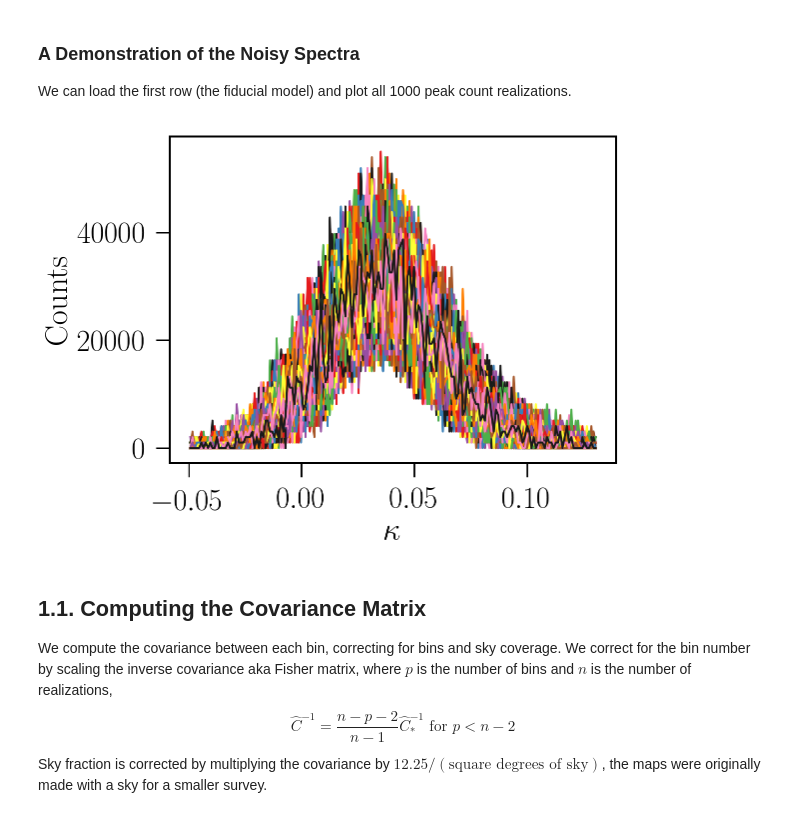
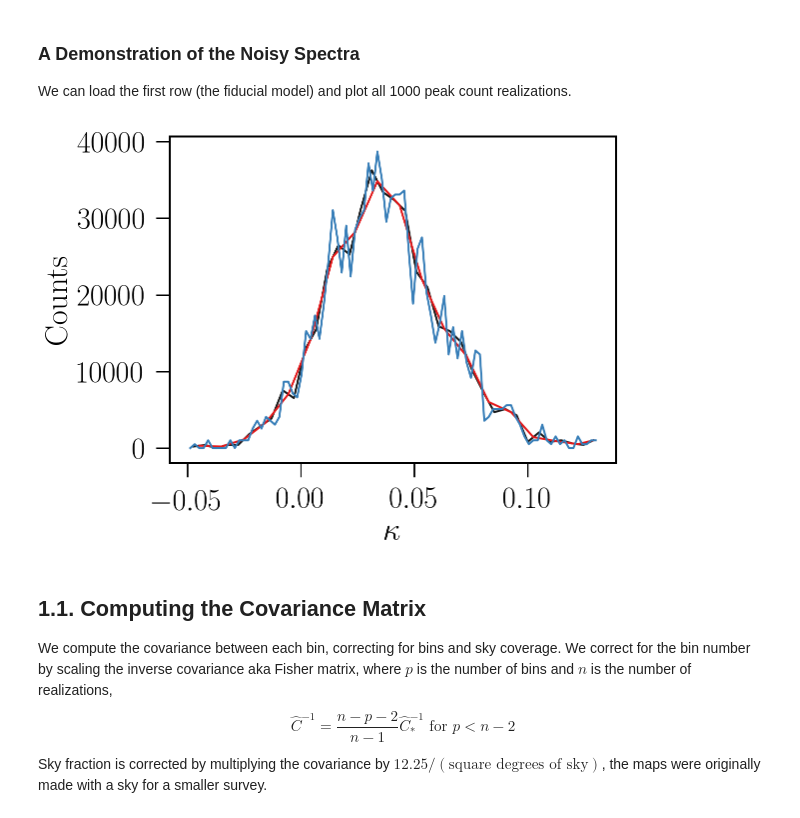
Before and after one commit to xzackli/neutrino_mpk, a Jupyter notebook: 1. Cube Making.ipynb, the cells around one changed output. Saved outputs shown, nothing was run; the diff lists cells and outputs as text; code cells hidden in the pictures.

```diff
--- a/1. Cube Making.ipynb
+++ b/1. Cube Making.ipynb
@@ -34,7 +35,8 @@ def get_PS_and_PC_arrays(row, PS_directory, PC_directory,
                          l_min_list=[200],
                          l_max_list=[5000],
                          kappa_min_list=[-0.05],
-                         kappa_max_list=[np.inf]):
+                         kappa_max_list=[np.inf],
+                         bin_PC=None):
 
     # generate a list of files to read by replacing the z05
     PS_filenames = [ row['PS'].replace('05.npy', r+'.npy') \
@@ -74,18 +76,54 @@ def get_PS_and_PC_arrays(row, PS_directory, PC_directory,
     kappa = PC_arr[0,:]
     PC_realizations = PC_arr[2:,:]
 
+
+    if not (bin_PC is None):
+        unbinned_num = PC_realizations.shape[1]
+        num_bins = bin_PC
+
+        mean_kappa = np.zeros(num_bins)
+        num_kappa_counts = np.zeros(num_bins)
+
+        binned_pc_rs = np.zeros( (PC_realizations.shape[0], num_bins) )
+        binned_pc_rs_counts = np.zeros( (PC_realizations.shape[0], num_bins) )
+        realizations_per_bin = math.ceil(unbinned_num/num_bins)
+        for row_ind, row in enumerate(PC_realizations.T):
+            bin_to_put_in =  int(row_ind / realizations_per_bin)
+            binned_pc_rs.T[bin_to_put_in,:] += row
+            binned_pc_rs_counts.T[bin_to_put_in,:] += 1
+
+            mean_kappa[bin_to_put_in] += kappa[row_ind]
+            num_kappa_counts[bin_to_put_in] += 1
+
+        PC_realizations = binned_pc_rs / binned_pc_rs_counts
+        kappa = mean_kappa / num_kappa_counts
+
+        filt = np.sum(PC_realizations,axis=0)
+        kappa = kappa[~np.isnan(filt)]
+        PC_realizations = (PC_realizations.T[~np.isnan(filt)]).T
+
     return ell, PS_realizations, kappa, PC_realizations
 # %% [markdown]
 ### A Demonstration of the Noisy Spectra
 We can load the first row (the fiducial model) and plot all 1000 peak count realizations.
 # %%
 testell, testps, testkappa, testpc = get_PS_and_PC_arrays(table[0],
-                                      'powerspectrum_noisy', 'peakcounts_noisy')
-plt.plot(testkappa, testpc.T)
+                                      'powerspectrum_noisy', 'peakcounts_noisy', bin_PC=40)
+plt.plot(testkappa, testpc.T[:,0])
+
+
+testell, testps, testkappa, testpc = get_PS_and_PC_arrays(table[0],
+                                      'powerspectrum_noisy', 'peakcounts_noisy', bin_PC=20)
+plt.plot(testkappa, testpc.T[:,0])
+
+testell, testps, testkappa, testpc = get_PS_and_PC_arrays(table[0],
+                                      'powerspectrum_noisy', 'peakcounts_noisy', bin_PC=100)
+plt.plot(testkappa, testpc.T[:,0])
+
 plt.xlabel(r'$\kappa$');
 plt.ylabel('Counts');
 # %% [output]
-[figure, old version]
+[figure, new version]
 # %% [markdown]
 ## 1.1. Computing the Covariance Matrix
 We compute the covariance between each bin, correcting for bins and sky coverage. We correct for the bin number by scaling the inverse covariance aka Fisher matrix, where $p$ is the number of bins and $n$ is the number of realizations,
```
Also changed, not shown: parts of 14 cells of this notebook.
